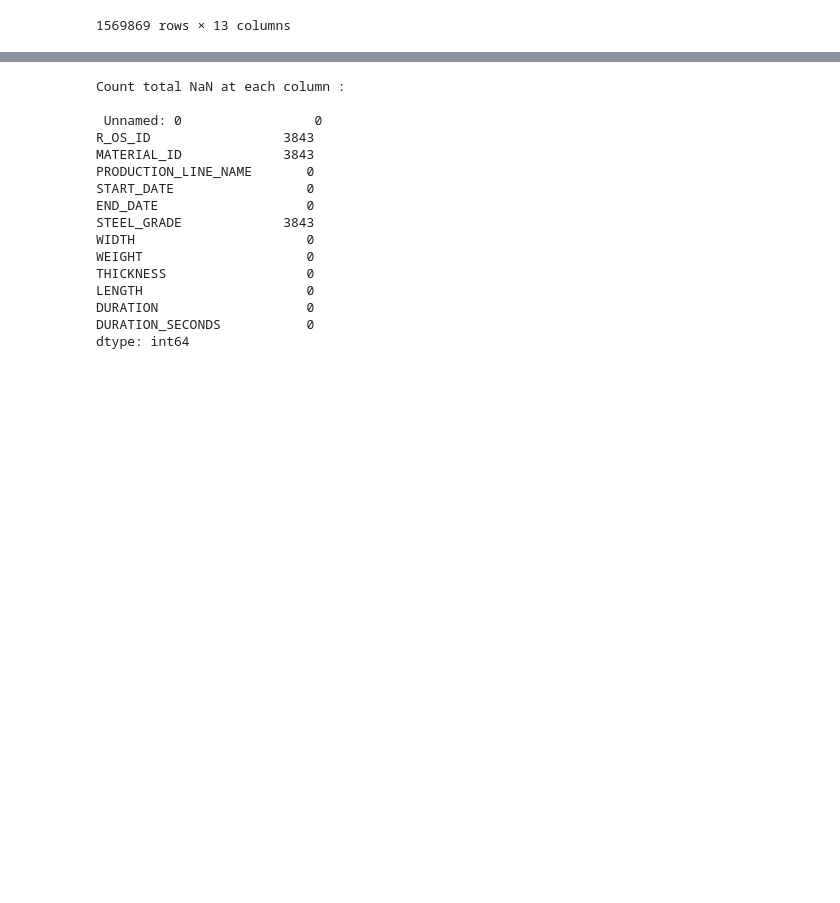
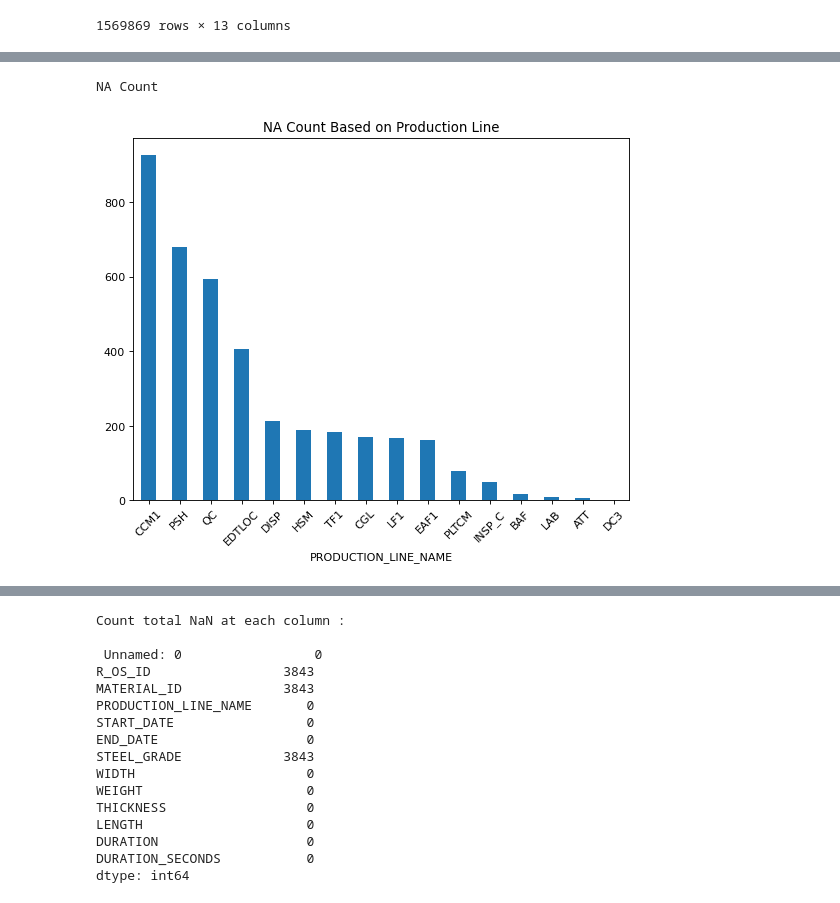
Before and after one commit to hu-yating/SMSGroupD, a Jupyter notebook: Data Cleaning.ipynb, the cells around one changed output, grey strips where cells are left out. Drawn from its saved outputs; the diff is of its cells as text; code cells hidden in the pictures; blank space fills up the shorter version.

```diff
--- a/Data Cleaning.ipynb
+++ b/Data Cleaning.ipynb
@@ -128,0 +167,9 @@ len(data[data.DURATION_SECONDS<0])/len(data)*100
+# %%
+from matplotlib.pyplot import figure
+print("NA Count")
+figure(figsize=(8, 6), dpi=80)
+df_only_na.groupby("PRODUCTION_LINE_NAME").count()["END_DATE"].sort_values(ascending=False).plot.bar(rot=45,title='NA Count Based on Production Line')
+plt.savefig('na_Count.jpg')
+# %% [output]
+NA Count
+[figure, added]
```
Also changed, not shown: parts of 7 cells of this notebook, 2 other files.
